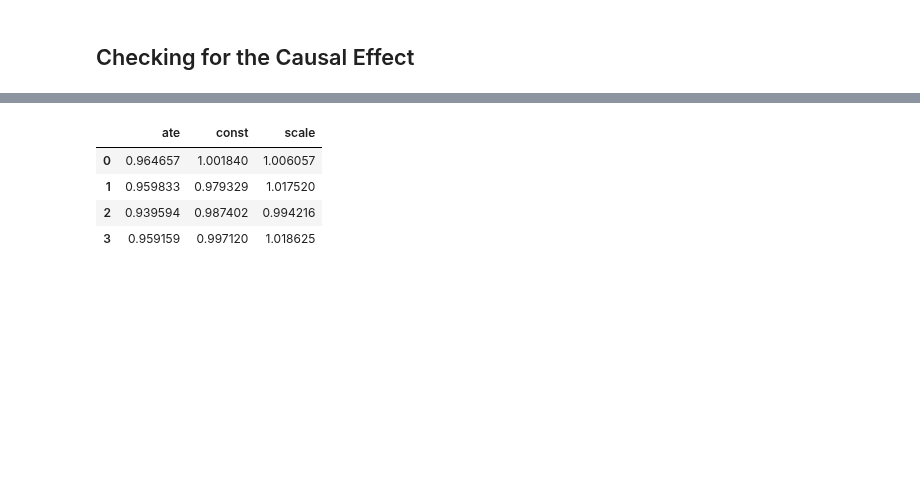
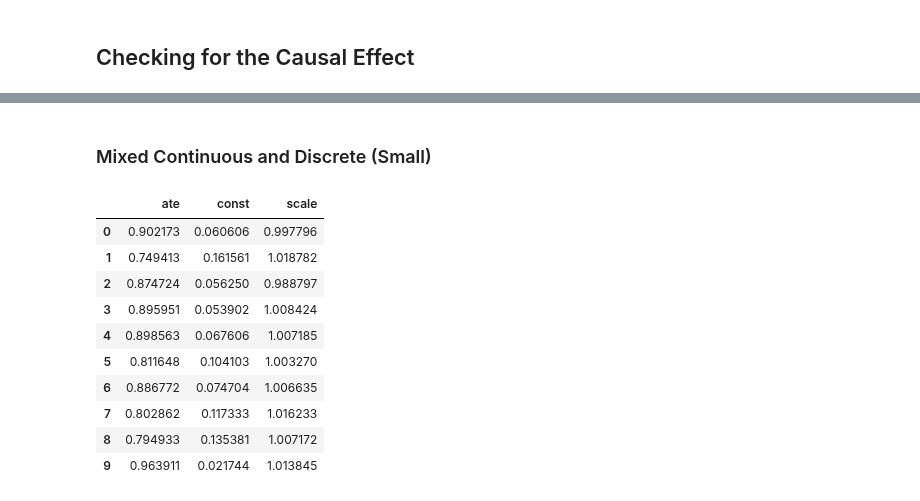
Before and after one commit to llaurabatt/frugal-flows, a Jupyter notebook: validation/Continous_Frugal_Flows.ipynb, the cells around one changed output, grey strips where cells are left out. Cells and saved outputs as stored; diff of their text form; code cells hidden in the pictures; blank space fills up the shorter version.

```diff
--- a/validation/Continous_Frugal_Flows.ipynb
+++ b/validation/Continous_Frugal_Flows.ipynb
@@ -100,0 +180,13 @@ plt.legend()
+# %%
+uz_disc_samples = uz_samples['uz_disc']
+uz_cont_samples = uz_samples['uz_cont']
+# %%
+frugal_flow, losses = causl_py.train_frugal_flow(
+    key=jr.PRNGKey(0),
+    y=Y,
+    u_z=uz_cont_samples,
+    condition=X,
+    **hyperparams_dict,
+    causal_model='gaussian',
+    causal_model_args={'ate': 0., 'const': 0., 'scale': 1}
+)
@@ -105,5 +207,6 @@ continous_covariates_results = causl_py.run_simulations(
     num_samples=NUM_SAMPLES,
     num_iter=NUM_ITER,
     causal_params=CAUSAL_PARAMS,
-    hyperparams_dict=hyperparams_dict
+    hyperparams_dict=hyperparams_dict,
+    causal_model_args={'ate': 1., 'const': 1., 'scale': 1}
 )
@@ -137,17 +284,26 @@ plt.legend()
+# %% [markdown]
+### Mixed Continuous and Discrete (Small)
 # %%
-discrete_covariates_results = causl_py.run_simulations(
+discrete_small_covariates_results = causl_py.run_simulations(
     causl_py.generate_discrete_samples,
     seed=SEED,
     num_samples=NUM_SAMPLES,
     num_iter=NUM_ITER,
     causal_params=CAUSAL_PARAMS,
-    hyperparams_dict=hyperparams_dict
+    hyperparams_dict=hyperparams_dict,
+    causal_model_args={'ate': 0., 'const': 1., 'scale': 1}
 )
 # %%
-discrete_covariates_results
+discrete_small_covariates_results
 # %% [output]
 |  | ate | const | scale |
-| 0 | 0.964657 | 1.001840 | 1.006057 |
-| 1 | 0.959833 | 0.979329 | 1.017520 |
-| 2 | 0.939594 | 0.987402 | 0.994216 |
-| 3 | 0.959159 | 0.997120 | 1.018625 |
+| 0 | 0.902173 | 0.060606 | 0.997796 |
+| 1 | 0.749413 | 0.161561 | 1.018782 |
+| 2 | 0.874724 | 0.056250 | 0.988797 |
+| 3 | 0.895951 | 0.053902 | 1.008424 |
+| 4 | 0.898563 | 0.067606 | 1.007185 |
+| 5 | 0.811648 | 0.104103 | 1.003270 |
+| 6 | 0.886772 | 0.074704 | 1.006635 |
+| 7 | 0.802862 | 0.117333 | 1.016233 |
+| 8 | 0.794933 | 0.135381 | 1.007172 |
+| 9 | 0.963911 | 0.021744 | 1.013845 |
```
Also changed, not shown: parts of 46 cells of this notebook, 2 other files.
